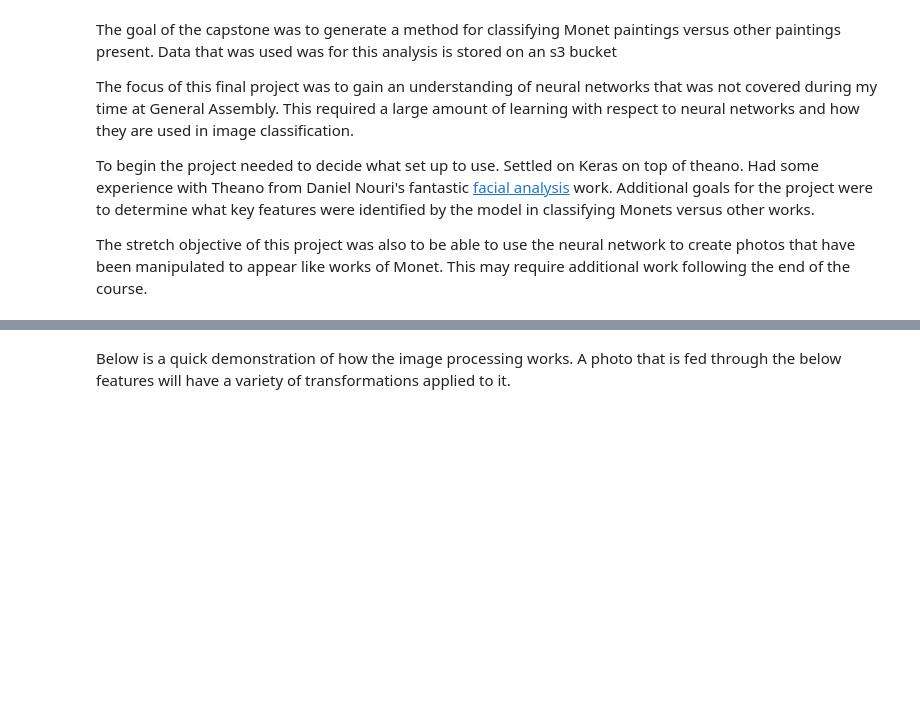
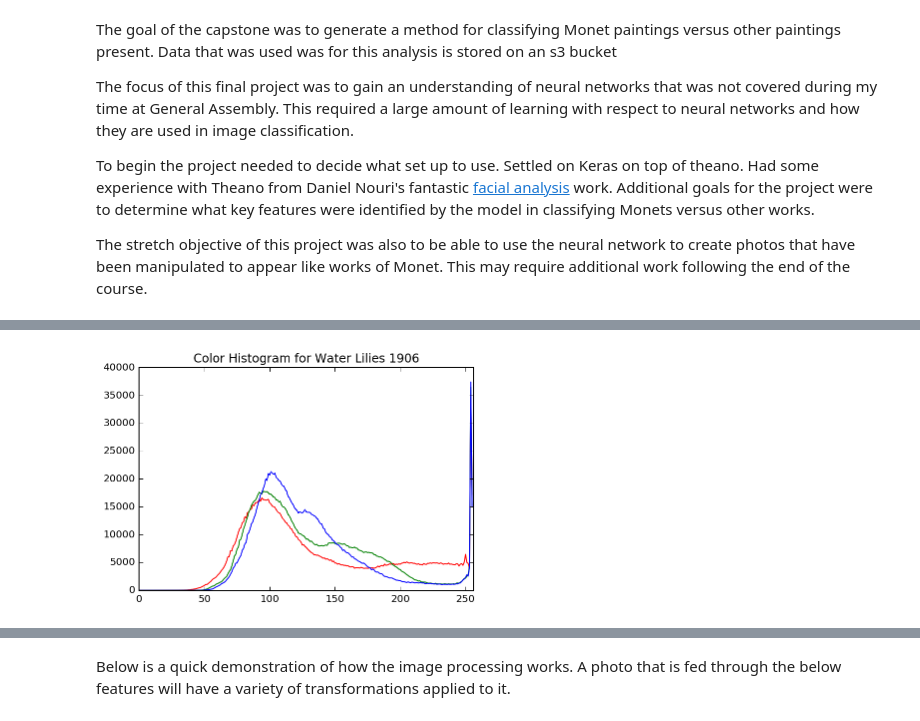
Before and after one commit to sambozek/Capstone, a Jupyter notebook: Capstone.ipynb, the cells around one changed output, grey strips where cells are left out. Cells and saved outputs as stored; diff of their text form; code cells hidden in the pictures; blank space fills up the shorter version.

```diff
--- a/Capstone.ipynb
+++ b/Capstone.ipynb
@@ -12,0 +47,6 @@ The stretch objective of this project was also to be able to use the neural netw
+# %%
+mid = '/Users/sebozek/Desktop/Mid - Water Lilies1906.jpg'
+name = 'Water Lilies 1906'
+rgb_hist(mid, name)
+# %% [output]
+[figure, added]
```
Also changed, not shown: parts of 12 cells of this notebook.
